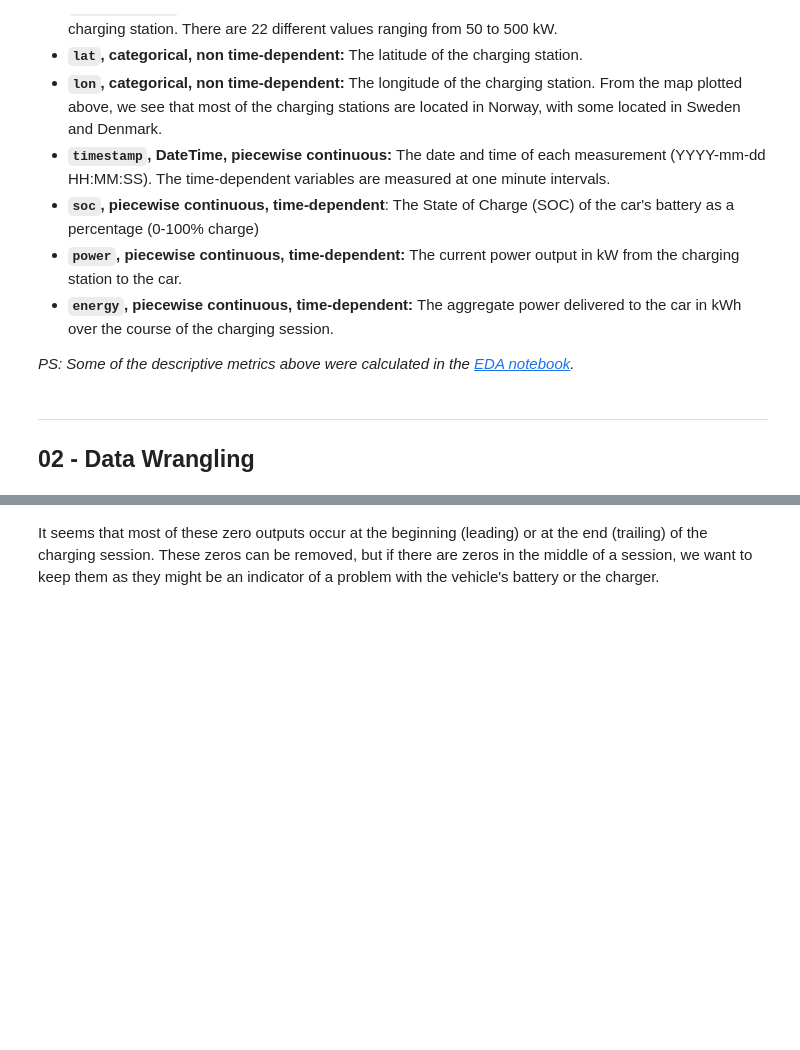
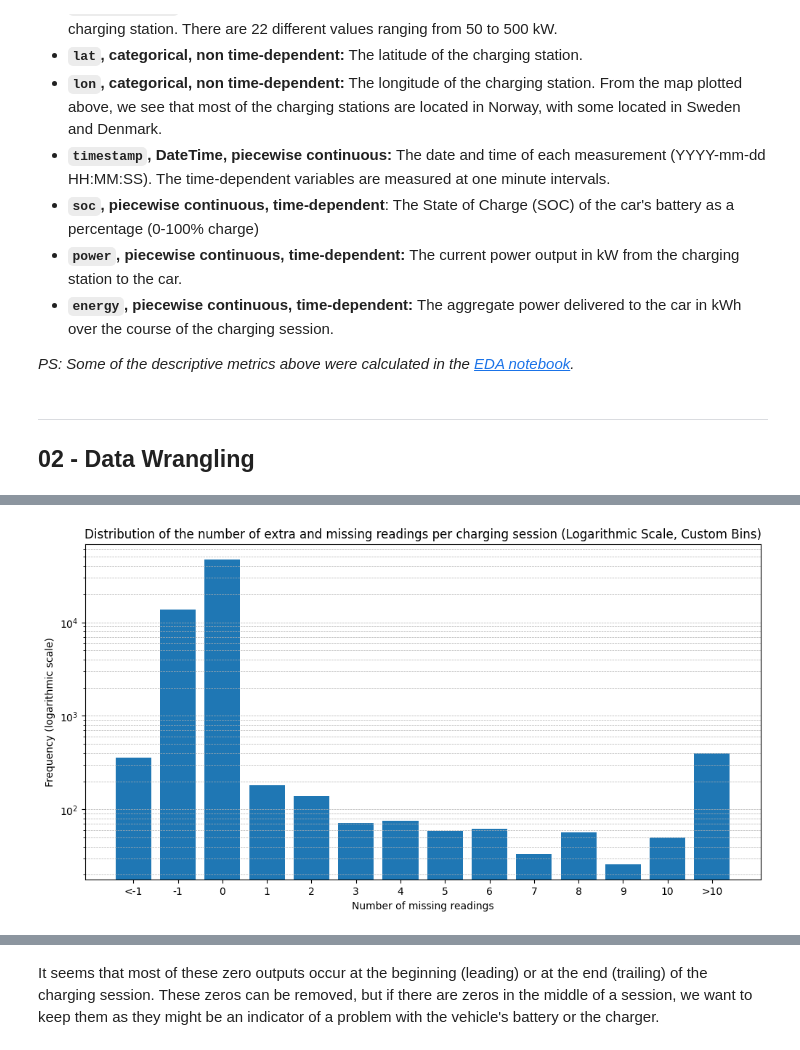
Before and after one commit to SebastianRokholt/Machine-Teaching-for-XAI--TimeSeries-Models, a Jupyter notebook: Notebooks/01__Data_Wrangling_&_FE.ipynb, the cells around one changed output, grey strips where cells are left out. Cells and saved outputs as stored; diff of their text form; code cells hidden in the pictures; blank space fills up the shorter version.

```diff
--- a/Notebooks/01__Data_Wrangling_&_FE.ipynb
+++ b/Notebooks/01__Data_Wrangling_&_FE.ipynb
@@ -90,0 +155,23 @@ df = df.sort_values(by=['charging_id', 'timestamp'])
+# %%
+# Calculates the value counts of missing readings per charging session
+missing_readings_counts = session_stats['n_missing_readings'].value_counts().sort_index()
+
+# Defines custom histogram bins s.t. the counts <-1 and >10 are binned
+binned_counts = {
+    '<-1': missing_readings_counts[missing_readings_counts.index < -1].sum(),
+    **missing_readings_counts[(missing_readings_counts.index >= -1) & (missing_readings_counts.index <= 10)].to_dict(),
+    '>10': missing_readings_counts[missing_readings_counts.index > 10].sum()
+}
+binned_categories = [str(key) for key in binned_counts.keys()]  # Keys must be strings to avoid plotting TypeError
+binned_values = list(binned_counts.values())
+
+# Plot with logarithmic y-axis
+plt.figure(figsize=(12, 6))
+plt.bar(binned_categories, binned_values, log=True)
+plt.title('Distribution of the number of extra and missing readings per charging session (Logarithmic Scale, Custom Bins)')
+plt.xlabel('Number of missing readings')
+plt.ylabel('Frequency (logarithmic scale)')
+plt.grid(axis='y', which='both', linestyle='--', linewidth=0.5)
+plt.show()
+# %% [output]
+[figure, added]
```
Also changed, not shown: parts of 31 cells of this notebook, 5 other files.
